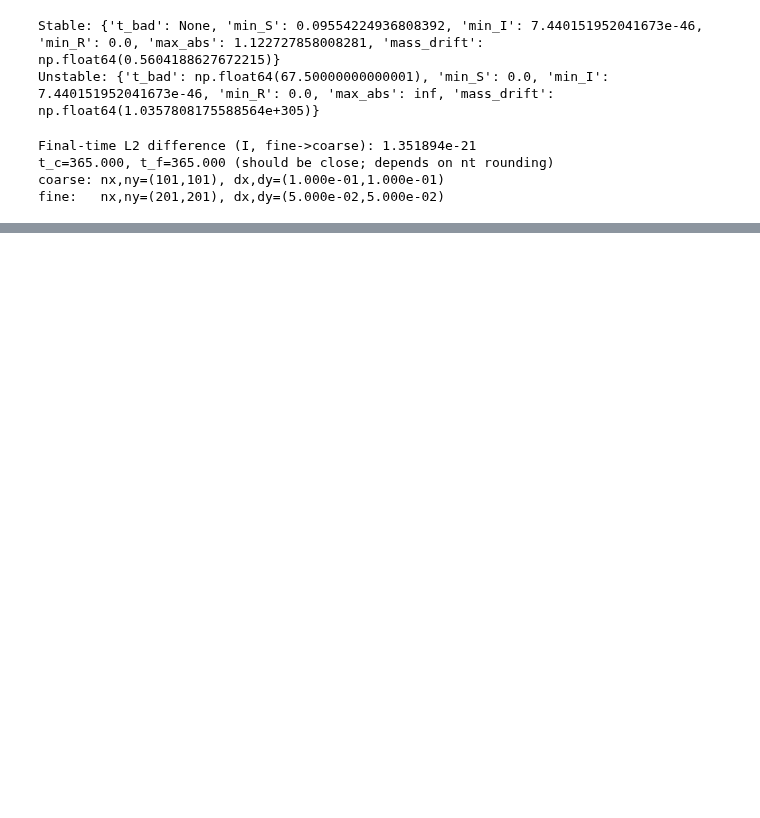
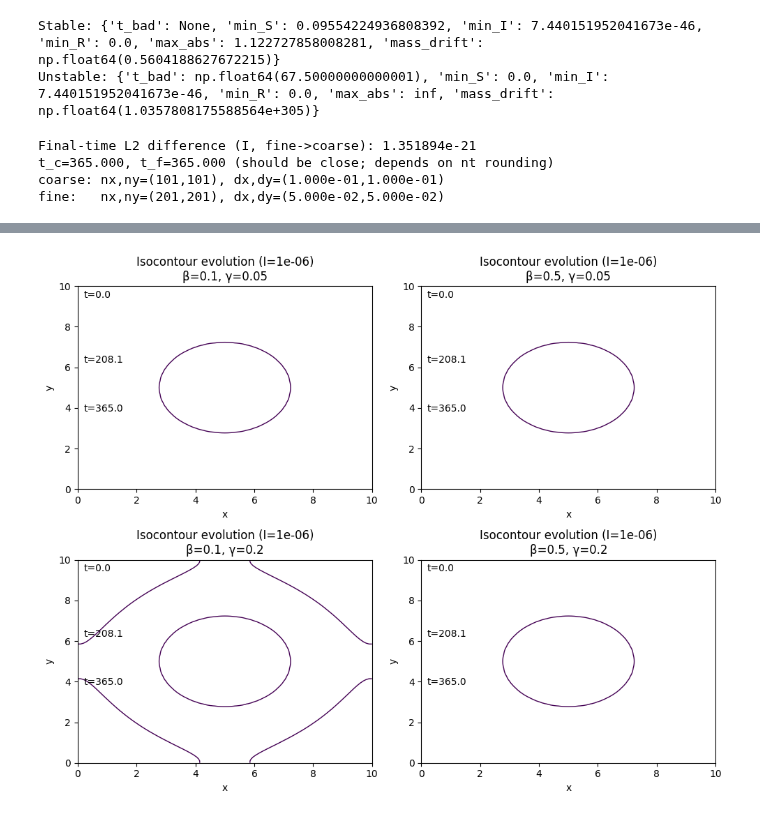
Before and after one commit to aeblik/SIR-Model, a Jupyter notebook: model/dynamic_sir_2d.ipynb, the cells around one changed output, grey strips where cells are left out. Cells and saved outputs as stored; diff of their text form; code cells hidden in the pictures; blank space fills up the shorter version.

```diff
--- a/model/dynamic_sir_2d.ipynb
+++ b/model/dynamic_sir_2d.ipynb
@@ -856,0 +868,38 @@ fine:   nx,ny=(201,201), dx,dy=(5.000e-02,5.000e-02)
+# %%
+# --- Isocontour evolution (I = tau) for existing scenario results ---
+
+tau = 1e-6
+
+# Use your existing X,Y from initial_conditions (defined earlier in notebook)
+# If you changed nx/ny later, refresh X,Y once:
+# _, _, _, X, Y = initial_conditions(nx, ny, Lx, Ly)
+
+# pick which stored snapshots to contour (indices into res["snapshots"])
+# e.g. 0, 2, 4, ... up to last
+n_contours = 8
+def pick_indices(n_snaps, n_contours):
+    if n_snaps <= n_contours:
+        return list(range(n_snaps))
+    return np.linspace(0, n_snaps - 1, n_contours).astype(int).tolist()
+
+plt.figure(figsize=(10, 8))
+for k, res in enumerate(results, start=1):
+    ax = plt.subplot(2, 2, k)
+    idxs = pick_indices(len(res["snapshots"]), n_contours)
+    for j, idx in enumerate(idxs):
+        I_field = res["snapshots"][idx][1]
+        t_val = res["times"][idx]
+        # contour at level tau
+        cs = ax.contour(X, Y, I_field, levels=[tau], linewidths=1)
+        # label only a few times to keep it clean
+        if j in (0, len(idxs)//2, len(idxs)-1):
+            ax.text(0.02, 0.98 - 0.08*j, f"t={t_val:.1f}", transform=ax.transAxes, va="top")
+
+    ax.set_title(f"Isocontour evolution (I={tau:g})\n{res['label']}")
+    ax.set_xlabel("x")
+    ax.set_ylabel("y")
+
+plt.tight_layout()
+plt.show()
+# %% [output]
+[figure, added]
```
Also changed, not shown: parts of 5 cells of this notebook, 3 other files.
